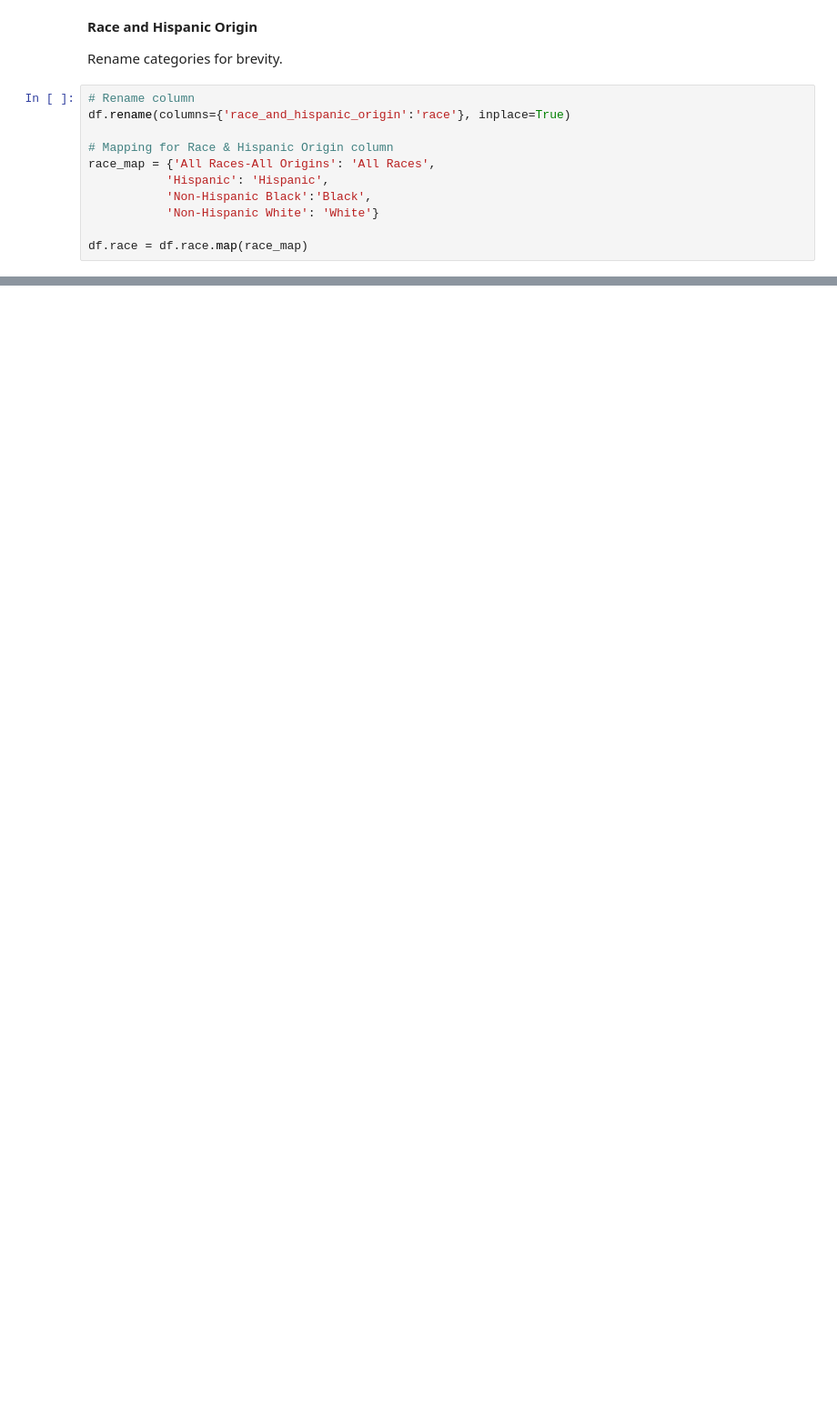
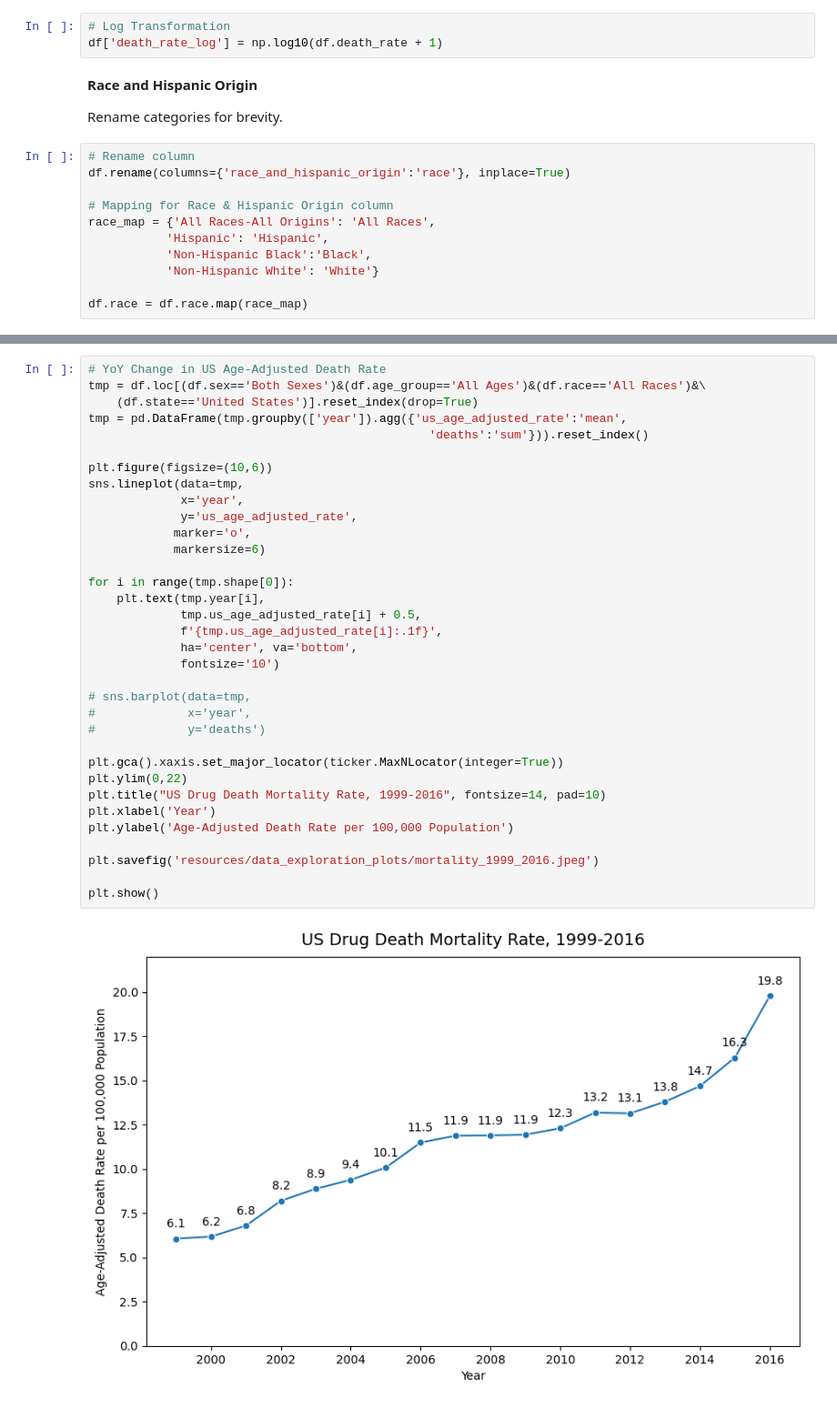
Before and after one commit to amberteetsel/substance-abuse-predictions, a Jupyter notebook: AmberDataCleaning.ipynb, the cells around one changed output, grey strips where cells are left out. Shown at 91% size. Cells and saved outputs as stored; diff of their text form; blank space fills up the shorter version.

```diff
--- a/AmberDataCleaning.ipynb
+++ b/AmberDataCleaning.ipynb
@@ -55,3 +120,6 @@ df['upper_confidence_death_rate'] = np.where(df.age_group=='All Ages', df.upper_
+# %%
+# Log Transformation
+df['death_rate_log'] = np.log10(df.death_rate + 1)
 # %% [markdown]
 **Race and Hispanic Origin**
 
@@ -100,0 +258,36 @@ df.head()
+# %%
+# YoY Change in US Age-Adjusted Death Rate
+tmp = df.loc[(df.sex=='Both Sexes')&(df.age_group=='All Ages')&(df.race=='All Races')&\
+    (df.state=='United States')].reset_index(drop=True)
+tmp = pd.DataFrame(tmp.groupby(['year']).agg({'us_age_adjusted_rate':'mean',
+                                                'deaths':'sum'})).reset_index()
+
+plt.figure(figsize=(10,6))
+sns.lineplot(data=tmp,
+             x='year',
+             y='us_age_adjusted_rate',
+            marker='o',
+            markersize=6)
+
+for i in range(tmp.shape[0]):
+    plt.text(tmp.year[i],
+             tmp.us_age_adjusted_rate[i] + 0.5,
+             f'{tmp.us_age_adjusted_rate[i]:.1f}',
+             ha='center', va='bottom',
+             fontsize='10')
+
+# sns.barplot(data=tmp,
+#             x='year',
+#             y='deaths')
+
+plt.gca().xaxis.set_major_locator(ticker.MaxNLocator(integer=True))
+plt.ylim(0,22)
+plt.title("US Drug Death Mortality Rate, 1999-2016", fontsize=14, pad=10)
+plt.xlabel('Year')
+plt.ylabel('Age-Adjusted Death Rate per 100,000 Population')
+
+plt.savefig('resources/data_exploration_plots/mortality_1999_2016.jpeg')
+
+plt.show()
+# %% [output]
+[figure, added]
```
Also changed, not shown: parts of 32 cells of this notebook.
